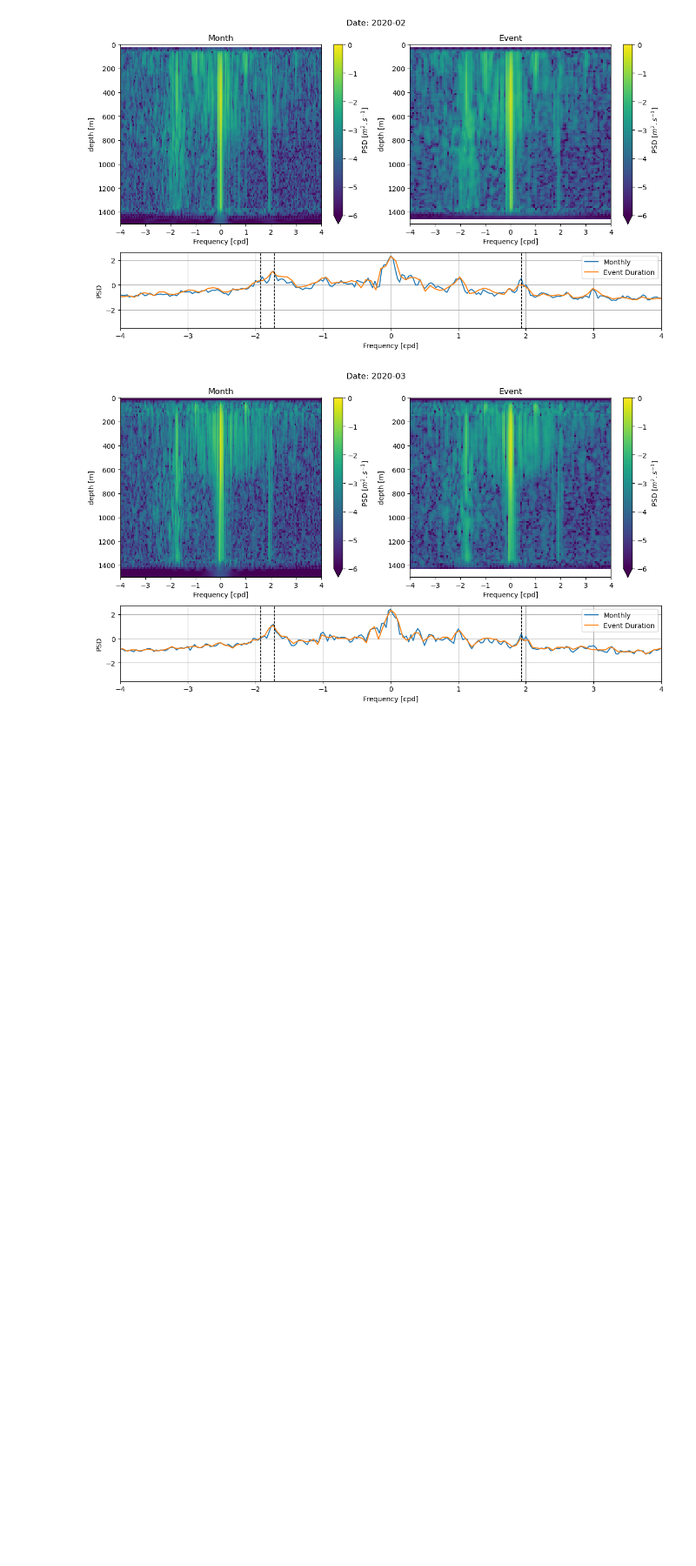
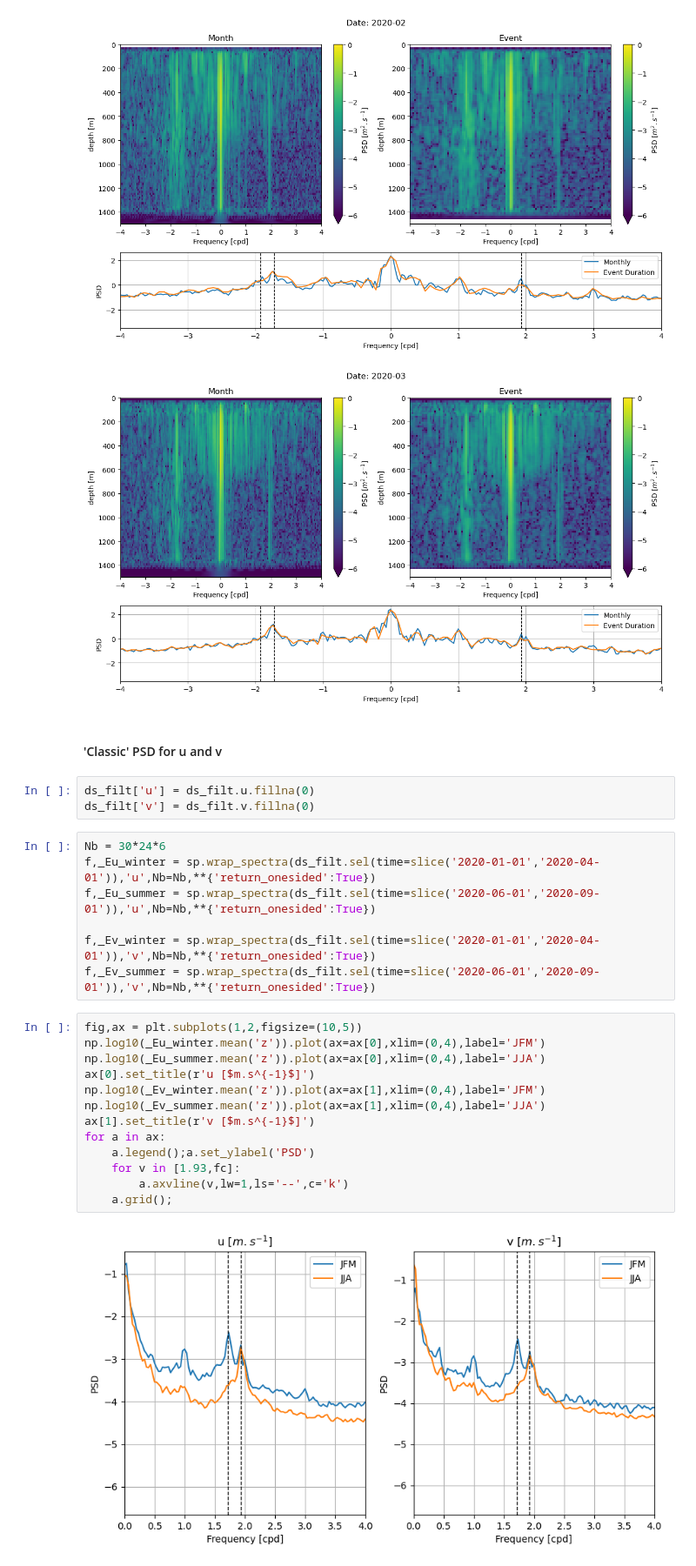
Before and after one commit to zcasparco/NIW, a Jupyter notebook: Data_overview/Rotary_spectra.ipynb, the cells around one changed output. Shown at 87% size. Cells and saved outputs as stored; diff of their text form; blank space fills up the shorter version.

```diff
--- a/Data_overview/Rotary_spectra.ipynb
+++ b/Data_overview/Rotary_spectra.ipynb
@@ -168,3 +168,30 @@ for index in range(len(ti)):
 [figure]
 [figure]
 [figure]
+# %% [markdown]
+#### 'Classic' PSD for u and v
+# %%
+ds_filt['u'] = ds_filt.u.fillna(0)
+ds_filt['v'] = ds_filt.v.fillna(0)
+# %%
+Nb = 30*24*6
+f,_Eu_winter = sp.wrap_spectra(ds_filt.sel(time=slice('2020-01-01','2020-04-01')),'u',Nb=Nb,**{'return_onesided':True})
+f,_Eu_summer = sp.wrap_spectra(ds_filt.sel(time=slice('2020-06-01','2020-09-01')),'u',Nb=Nb,**{'return_onesided':True})
+
+f,_Ev_winter = sp.wrap_spectra(ds_filt.sel(time=slice('2020-01-01','2020-04-01')),'v',Nb=Nb,**{'return_onesided':True})
+f,_Ev_summer = sp.wrap_spectra(ds_filt.sel(time=slice('2020-06-01','2020-09-01')),'v',Nb=Nb,**{'return_onesided':True})
+# %%
+fig,ax = plt.subplots(1,2,figsize=(10,5))
+np.log10(_Eu_winter.mean('z')).plot(ax=ax[0],xlim=(0,4),label='JFM')
+np.log10(_Eu_summer.mean('z')).plot(ax=ax[0],xlim=(0,4),label='JJA')
+ax[0].set_title(r'u [$m.s^{-1}$]')
+np.log10(_Ev_winter.mean('z')).plot(ax=ax[1],xlim=(0,4),label='JFM')
+np.log10(_Ev_summer.mean('z')).plot(ax=ax[1],xlim=(0,4),label='JJA')
+ax[1].set_title(r'v [$m.s^{-1}$]')
+for a in ax:
+    a.legend();a.set_ylabel('PSD')
+    for v in [1.93,fc]:
+        a.axvline(v,lw=1,ls='--',c='k')
+    a.grid();
+# %% [output]
+[figure, added]
```
Also changed, not shown: parts of 1 cell of this notebook, 2 other files.
